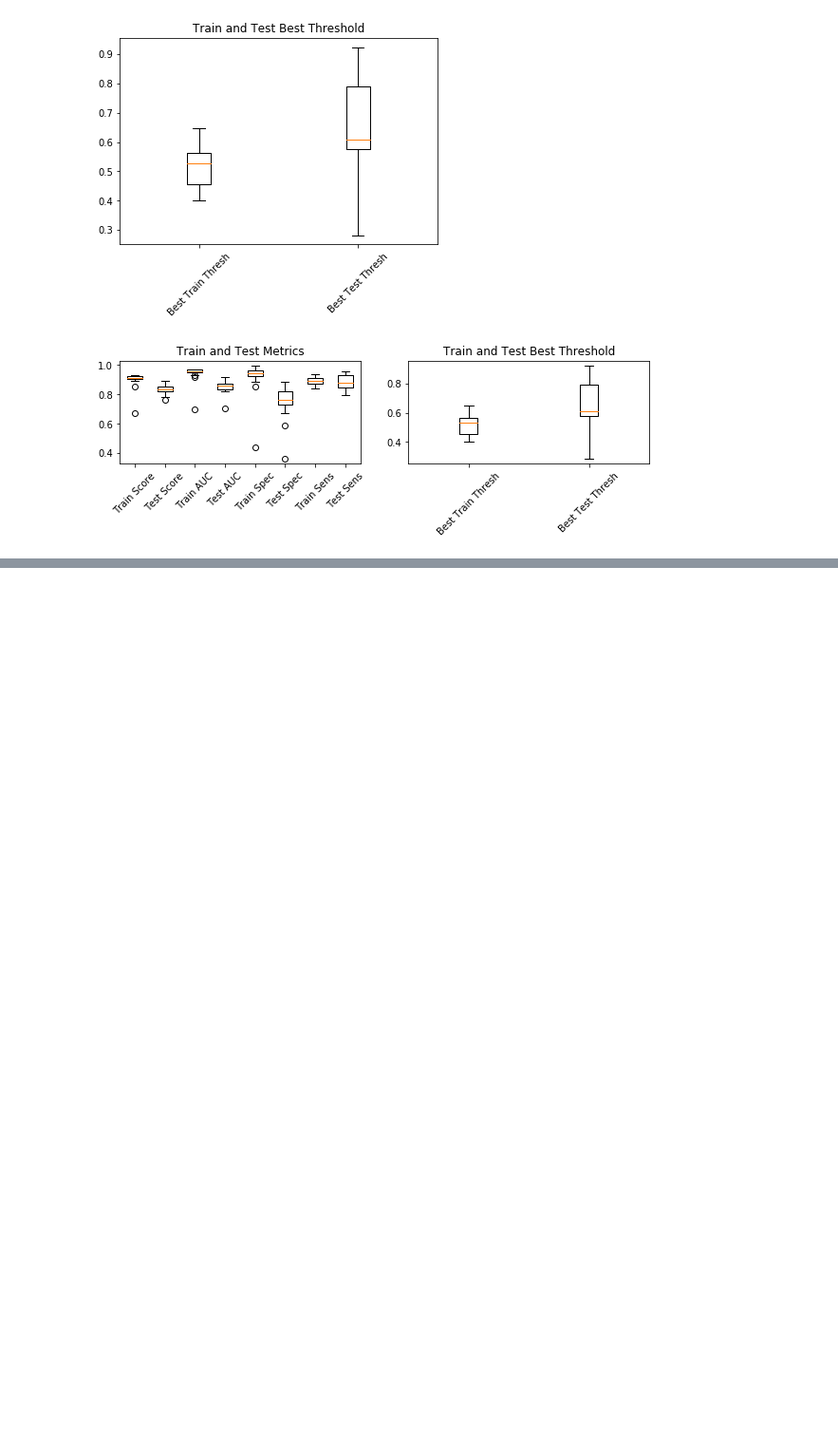
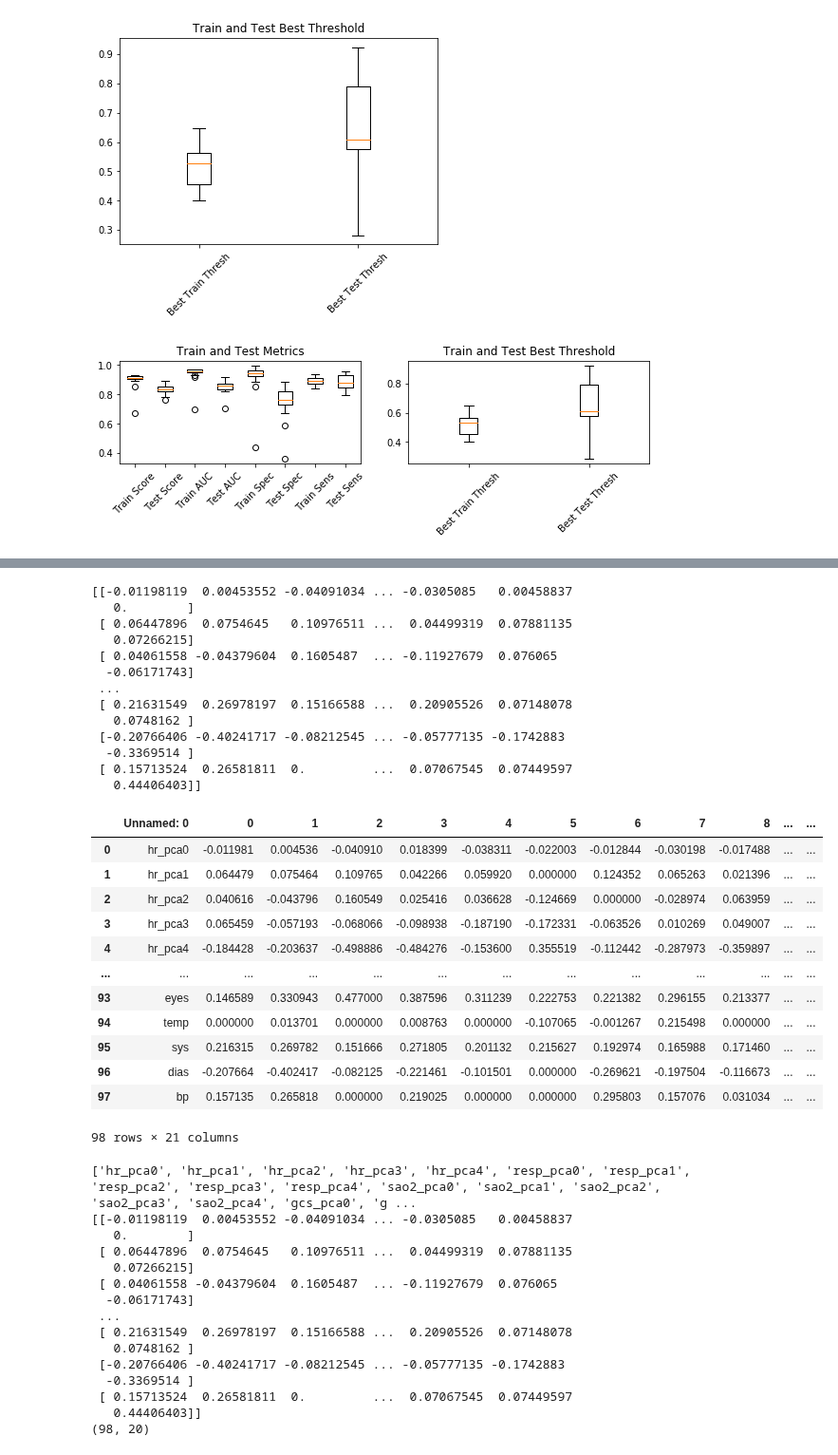
Before and after one commit to adit98/tbi, a Jupyter notebook: notebooks/Generate_Metric_Plots.ipynb, the cells around one changed output, grey strips where cells are left out. Shown at 95% size. Drawn from its saved outputs; the diff is of its cells as text; code cells hidden in the pictures; blank space fills up the shorter version.

```diff
--- a/notebooks/Generate_Metric_Plots.ipynb
+++ b/notebooks/Generate_Metric_Plots.ipynb
@@ -206,0 +213,53 @@ def plot_coefficients(exp_num, max_num):
+# %%
+test_array = np.load('../model_metrics/exp15/coefficients.npy')
+print(test_array)
+coef_df = pd.read_csv('../model_metrics/exp15/coefficients.csv')
+display(coef_df)
+feat_names = list(coef_df['Unnamed: 0'])
+print(feat_names)
+coef_df_vals = coef_df.drop(columns=['Unnamed: 0'])
+coefficients = coef_df_vals.values
+print(coefficients)
+print(coefficients.shape)
+# %% [output]
+[[-0.01198119  0.00453552 -0.04091034 ... -0.0305085   0.00458837
+   0.        ]
+ [ 0.06447896  0.0754645   0.10976511 ...  0.04499319  0.07881135
+   0.07266215]
+ [ 0.04061558 -0.04379604  0.1605487  ... -0.11927679  0.076065
+  -0.06171743]
+ ...
+ [ 0.21631549  0.26978197  0.15166588 ...  0.20905526  0.07148078
+   0.0748162 ]
+ [-0.20766406 -0.40241717 -0.08212545 ... -0.05777135 -0.1742883
+  -0.3369514 ]
+ [ 0.15713524  0.26581811  0.         ...  0.07067545  0.07449597
+   0.44406403]]
+|  | Unnamed: 0 | 0 | 1 | 2 | 3 | 4 | 5 | 6 | 7 | 8 | ... | ... |
+| 0 | hr_pca0 | -0.011981 | 0.004536 | -0.040910 | 0.018399 | -0.038311 | -0.022003 | -0.012844 | -0.030198 | -0.017488 | ... | ... |
+| 1 | hr_pca1 | 0.064479 | 0.075464 | 0.109765 | 0.042266 | 0.059920 | 0.000000 | 0.124352 | 0.065263 | 0.021396 | ... | ... |
+| 2 | hr_pca2 | 0.040616 | -0.043796 | 0.160549 | 0.025416 | 0.036628 | -0.124669 | 0.000000 | -0.028974 | 0.063959 | ... | ... |
+| 3 | hr_pca3 | 0.065459 | -0.057193 | -0.068066 | -0.098938 | -0.187190 | -0.172331 | -0.063526 | 0.010269 | 0.049007 | ... | ... |
+| 4 | hr_pca4 | -0.184428 | -0.203637 | -0.498886 | -0.484276 | -0.153600 | 0.355519 | -0.112442 | -0.287973 | -0.359897 | ... | ... |
+| ... | ... | ... | ... | ... | ... | ... | ... | ... | ... | ... | ... | ... |
+| 93 | eyes | 0.146589 | 0.330943 | 0.477000 | 0.387596 | 0.311239 | 0.222753 | 0.221382 | 0.296155 | 0.213377 | ... | ... |
+| 94 | temp | 0.000000 | 0.013701 | 0.000000 | 0.008763 | 0.000000 | -0.107065 | -0.001267 | 0.215498 | 0.000000 | ... | ... |
+| 95 | sys | 0.216315 | 0.269782 | 0.151666 | 0.271805 | 0.201132 | 0.215627 | 0.192974 | 0.165988 | 0.171460 | ... | ... |
+| 96 | dias | -0.207664 | -0.402417 | -0.082125 | -0.221461 | -0.101501 | 0.000000 | -0.269621 | -0.197504 | -0.116673 | ... | ... |
+| 97 | bp | 0.157135 | 0.265818 | 0.000000 | 0.219025 | 0.000000 | 0.000000 | 0.295803 | 0.157076 | 0.031034 | ... | ... |
+98 rows × 21 columns
+['hr_pca0', 'hr_pca1', 'hr_pca2', 'hr_pca3', 'hr_pca4', 'resp_pca0', 'resp_pca1', 'resp_pca2', 'resp_pca3', 'resp_pca4', 'sao2_pca0', 'sao2_pca1', 'sao2_pca2', 'sao2_pca3', 'sao2_pca4', 'gcs_pca0', 'g ...
+[[-0.01198119  0.00453552 -0.04091034 ... -0.0305085   0.00458837
+   0.        ]
+ [ 0.06447896  0.0754645   0.10976511 ...  0.04499319  0.07881135
+   0.07266215]
+ [ 0.04061558 -0.04379604  0.1605487  ... -0.11927679  0.076065
+  -0.06171743]
+ ...
+ [ 0.21631549  0.26978197  0.15166588 ...  0.20905526  0.07148078
+   0.0748162 ]
+ [-0.20766406 -0.40241717 -0.08212545 ... -0.05777135 -0.1742883
+  -0.3369514 ]
+ [ 0.15713524  0.26581811  0.         ...  0.07067545  0.07449597
+   0.44406403]]
+(98, 20)
```
Also changed, not shown: parts of 6 cells of this notebook, 14 other files.
